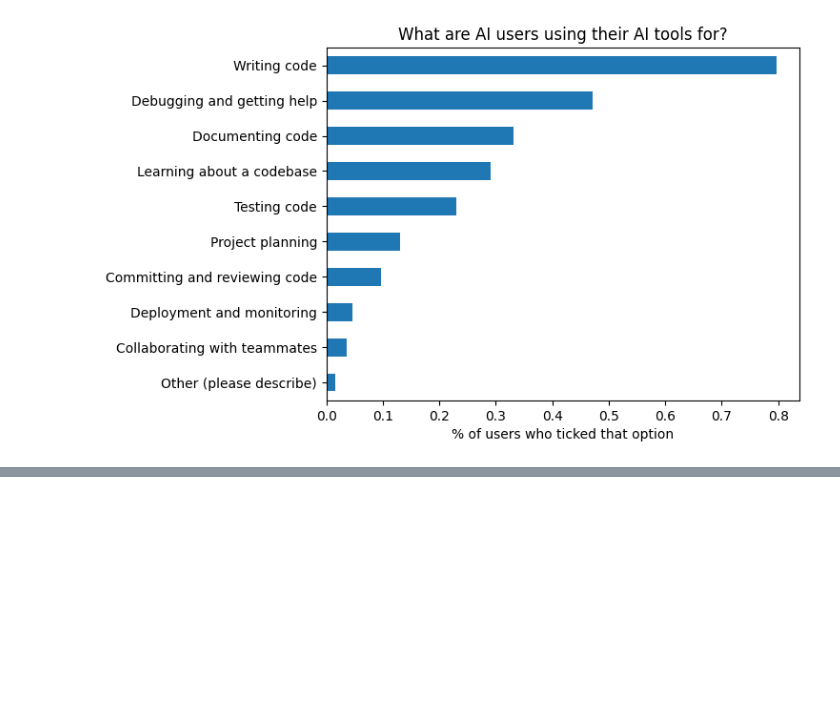
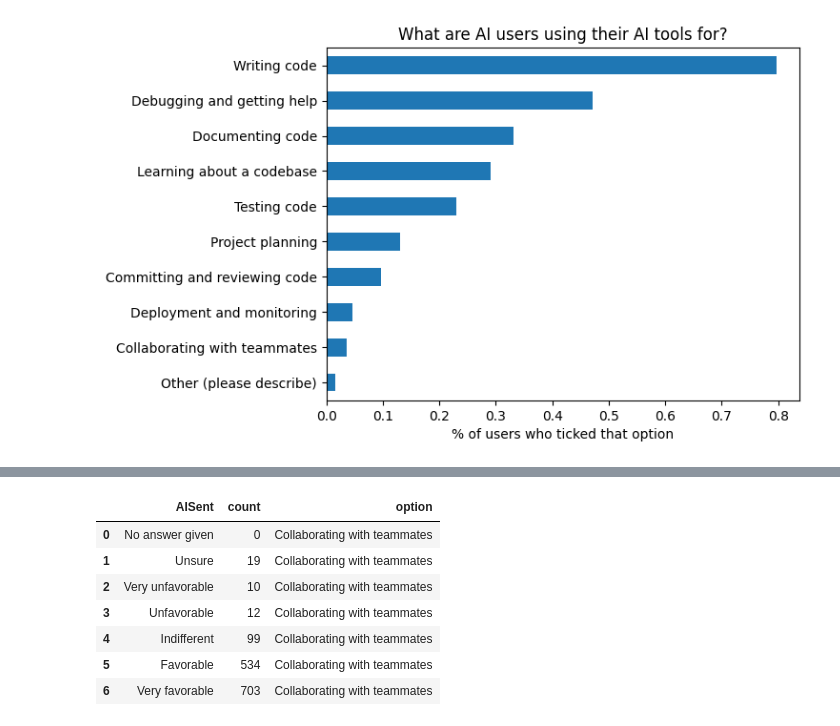
Before and after one commit to jeremysb1/data_analysis_projects, a Jupyter notebook: categorical_data.ipynb, the cells around one changed output, grey strips where cells are left out. Saved outputs shown, nothing was run; the diff lists cells and outputs as text; code cells hidden in the pictures; blank space fills up the shorter version.

```diff
--- a/categorical_data.ipynb
+++ b/categorical_data.ipynb
@@ -407,0 +426,17 @@ plt.show()
+# %%
+(
+    survey_ai_users[survey_ai_users["Collaborating with teammates"] == 1]
+    .groupby("AISent")
+    .size()
+    .reset_index(name="count")
+    .assign(option="Collaborating with teammates")
+)
+# %% [output]
+|  | AISent | count | option |
+| 0 | No answer given | 0 | Collaborating with teammates |
+| 1 | Unsure | 19 | Collaborating with teammates |
+| 2 | Very unfavorable | 10 | Collaborating with teammates |
+| 3 | Unfavorable | 12 | Collaborating with teammates |
+| 4 | Indifferent | 99 | Collaborating with teammates |
+| 5 | Favorable | 534 | Collaborating with teammates |
+| 6 | Very favorable | 703 | Collaborating with teammates |
```
Also changed, not shown: parts of 6 cells of this notebook.
